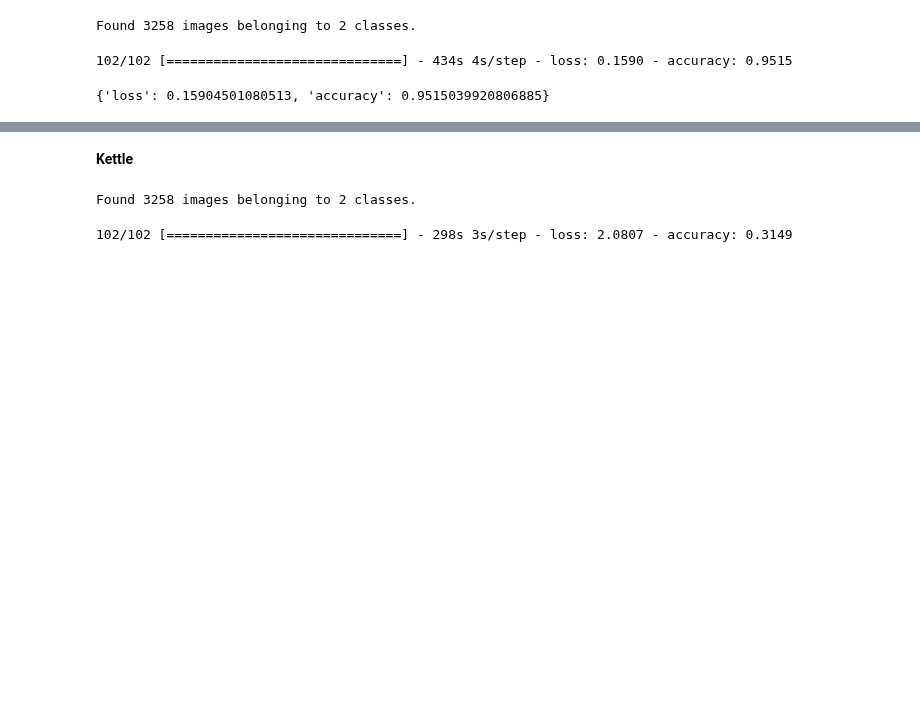
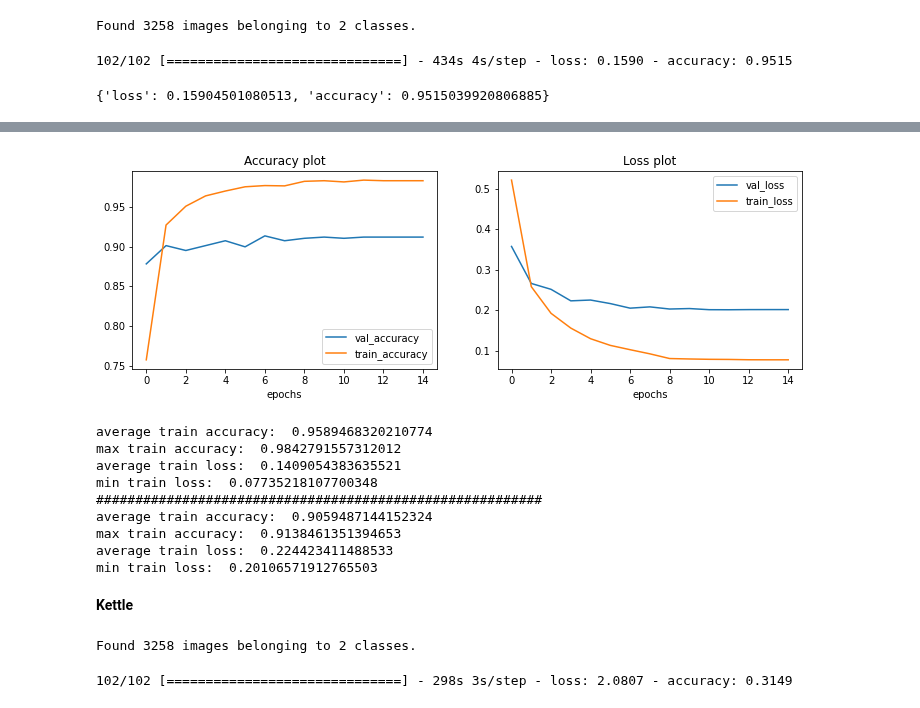
Before and after one commit to Gracepicharporn/Data-Science-project, a Jupyter notebook: classification/Classification_appilance_status.ipynb, the cells around one changed output, grey strips where cells are left out. Drawn from its saved outputs; the diff is of its cells as text; code cells hidden in the pictures; blank space fills up the shorter version.

Commit message:
Retrain model with fridge across house

```diff
--- a/classification/Classification_appilance_status.ipynb
+++ b/classification/Classification_appilance_status.ipynb
@@ -108,7 +108,7 @@ def train(model):
   # compile the model with specific configuration
   model.compile(optimizer='adam', loss="binary_crossentropy",metrics=['accuracy'])
   # train the model for 10 epochs and 30 steps for each epoch
-  history = model.fit(train_generator, validation_data = test_generator, epochs = 30,
+  history = model.fit(train_generator, validation_data = test_generator, epochs = 50,
                       callbacks=[lr_reduce, early_stop])
   return history
 
@@ -319,0 +347,2 @@ y_predict4
+# %%
+model1_retain = pretrained_model(VGG16)
@@ -319,0 +367,2 @@ y_predict4
+# %%
+history1_retain = train(model1_retain)
@@ -319,0 +387,13 @@ y_predict4
+# %%
+plot_train_evaluation(history1_retain, model1_retain)
+# %% [output]
+[figure, added]
+average train accuracy:  0.9589468320210774
+max train accuracy:  0.9842791557312012
+average train loss:  0.1409054383635521
+min train loss:  0.07735218107700348
+#########################################################
+average train accuracy:  0.9059487144152324
+max train accuracy:  0.9138461351394653
+average train loss:  0.224423411488533
+min train loss:  0.20106571912765503
```
Also changed, not shown: parts of 6 cells of this notebook.
